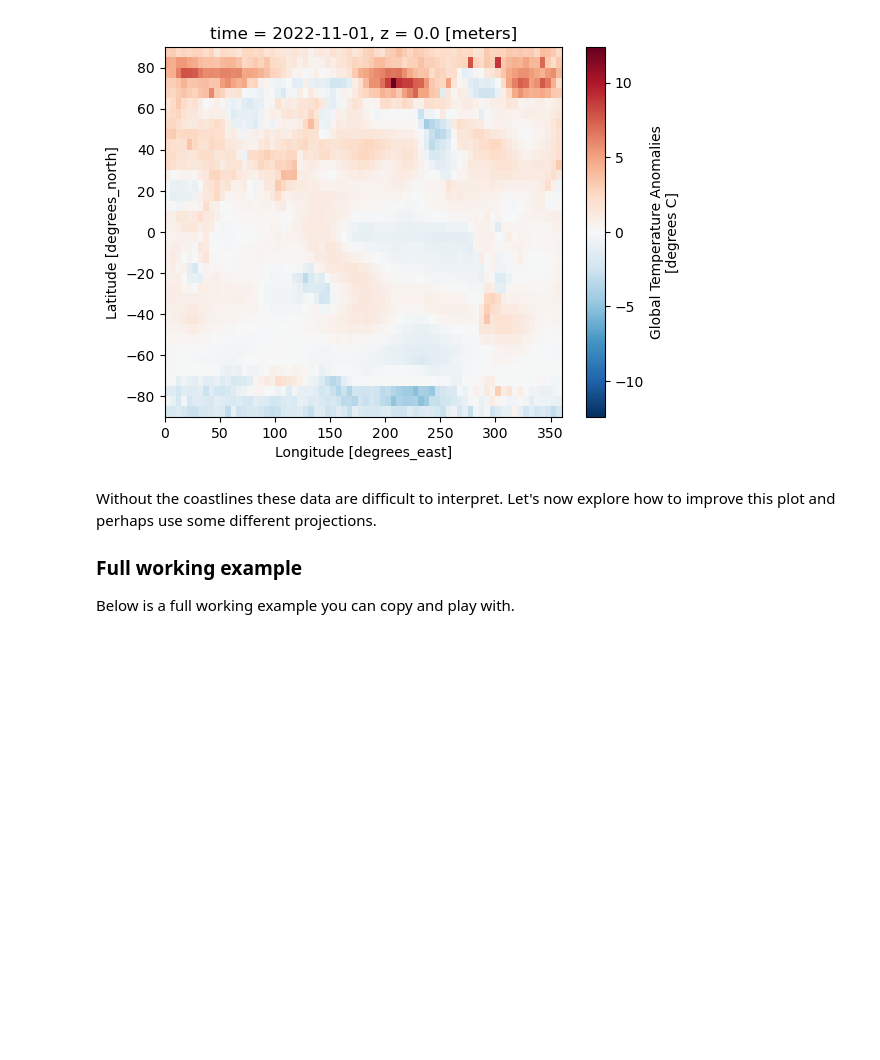
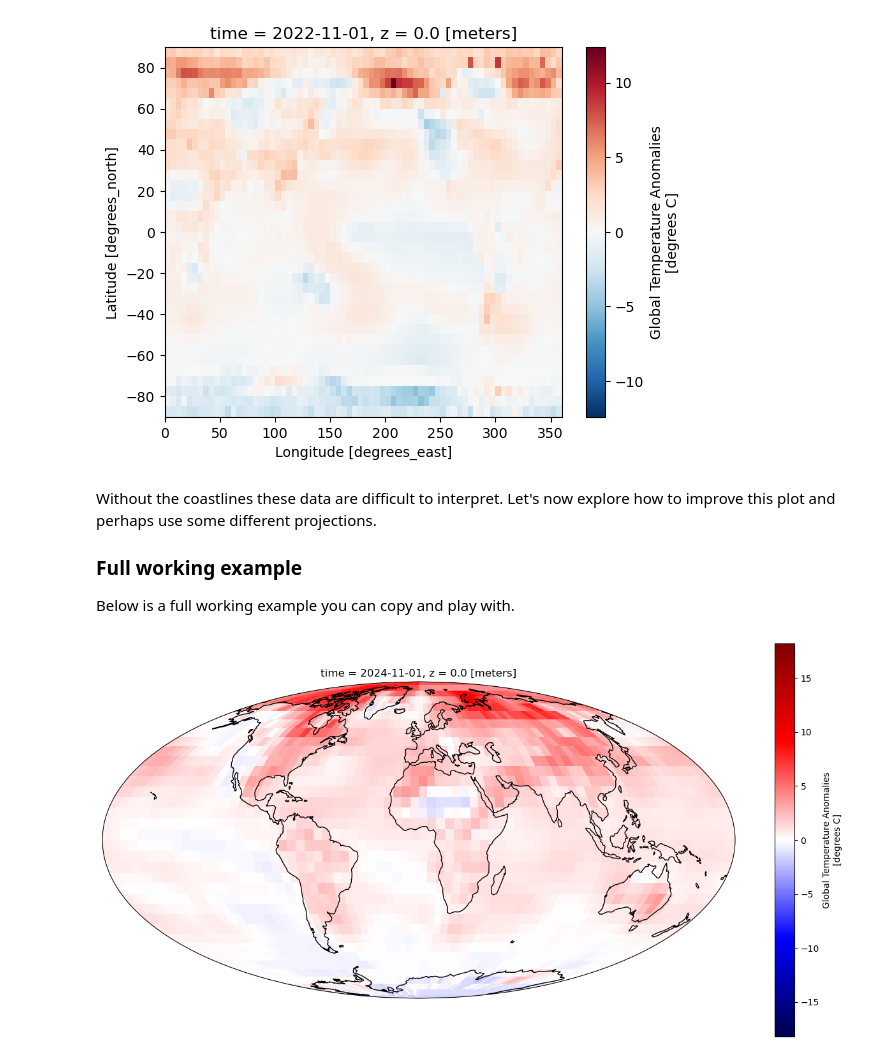
Before and after one commit to NorDataNet/Exploring_FAIR_data_with_Python, a Jupyter notebook: book/global_surface_temperature_anomalies.ipynb, the cells around one changed output. Drawn from its saved outputs; the diff is of its cells as text; code cells hidden in the pictures; blank space fills up the shorter version.

```diff
--- a/book/global_surface_temperature_anomalies.ipynb
+++ b/book/global_surface_temperature_anomalies.ipynb
@@ -184,31 +185,32 @@ xrds = xr.open_dataset(url)
 
 # Select the data for the desired date (nearest available date if exact match isn't found)
 data_for_desired_date = xrds.sel(time=desired_date, method='nearest')
 
 # Compute the colour map range (vmin, vmax) by ignoring NaN values
 vmin = xrds['anom'].min(skipna=True).compute()
 vmax = xrds['anom'].max(skipna=True).compute()
 abs_max = max(abs(vmin), abs(vmax))  # Use the maximum absolute value for the colour map range
 
 # Plot the temperature anomaly data for the selected date
 data_for_desired_date['anom'].plot(
     ax=ax,
     transform=transform,  # Reproject the data from Plate Carree to the map projection
     vmin=-abs_max,
     vmax=abs_max,
     cmap=cmap
 )
 
 # Add background to areas outside the data extent (areas without data)
 xmin, xmax, ymin, ymax = ax.get_extent(transform)
 ax.add_patch(plt.Rectangle(
     (xmin, ymin), xmax - xmin, ymax - ymin,  # Create a rectangle to cover the areas outside the data
     facecolor=missing_values_colour,  # Fill the rectangle with the chosen colour
     transform=transform,  # Apply the correct projection to the rectangle
     zorder=-1  # Ensure the rectangle is drawn behind the data
 ))
 
 ax.coastlines()  # Draw coastlines on the map
-ax.set_global()  # Set the view to display the entire globe
 
 plt.show()
+# %% [output]
+[figure, added]
```
Also changed, not shown: parts of 20 cells of this notebook, 3 other files.
